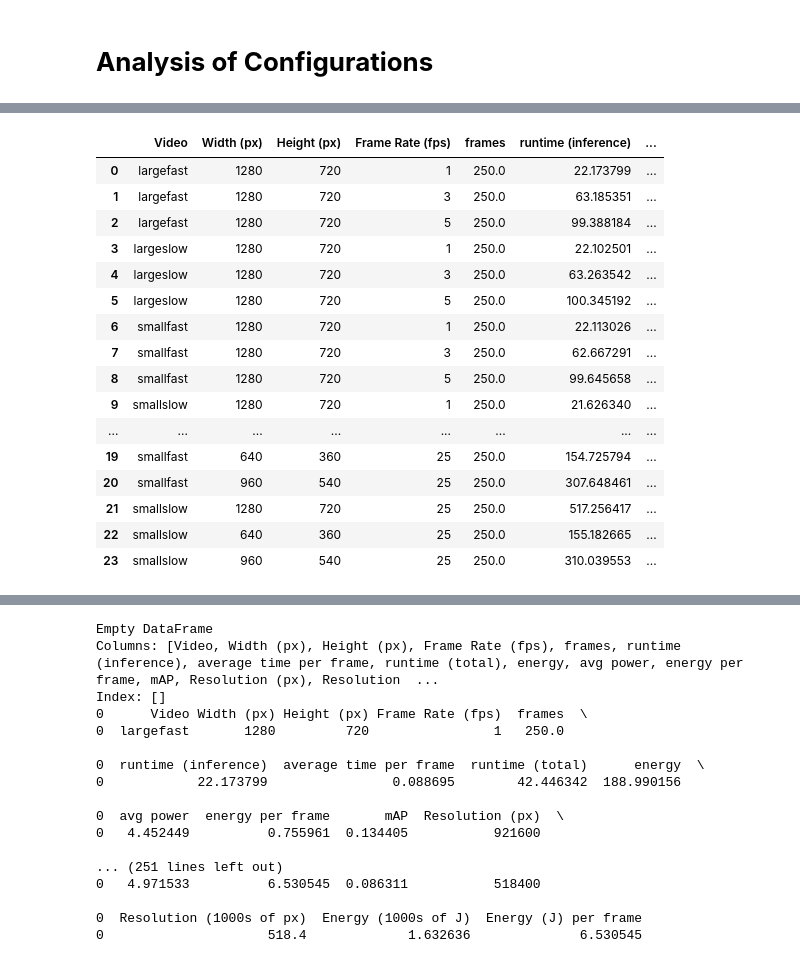
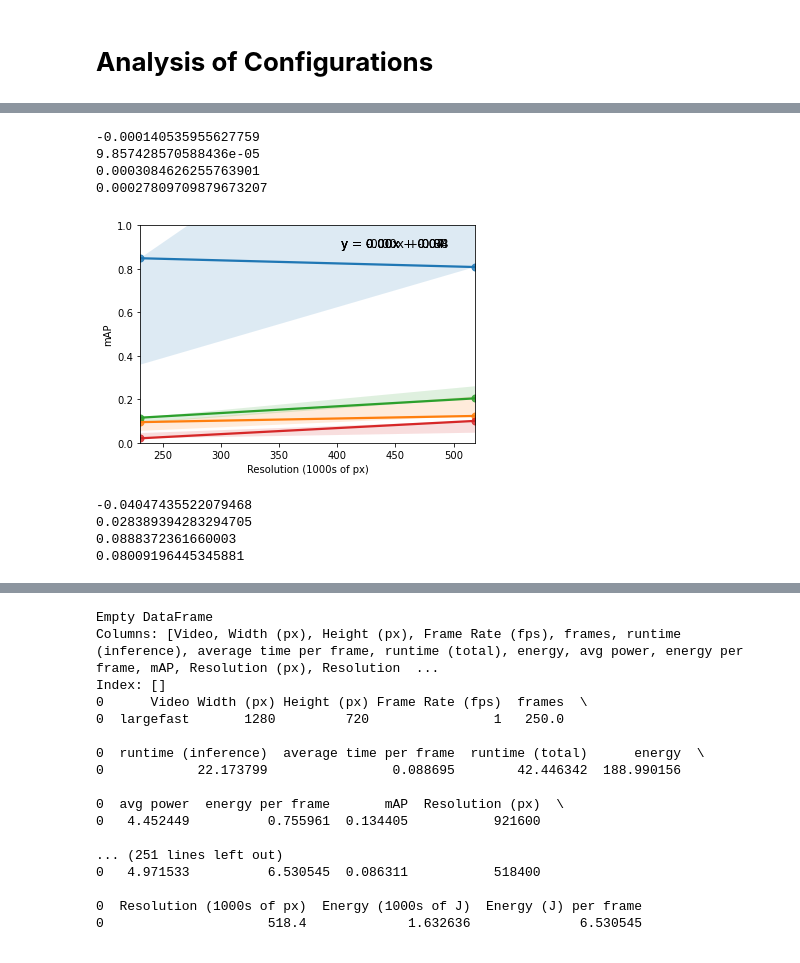
Before and after one commit to adamy03/sysml, a Jupyter notebook: testing/test_results/size_speed_analysis.ipynb, the cells around one changed output, grey strips where cells are left out. Cells and saved outputs as stored; diff of their text form; code cells hidden in the pictures.

```diff
--- a/testing/test_results/size_speed_analysis.ipynb
+++ b/testing/test_results/size_speed_analysis.ipynb
@@ -121,11 +87,6 @@ for dir in dirs:
                 lines = f.readlines()
                 df['Detections'] = len(lines) - 1  # subtract the first line, which is cols of df
 
-            # Calculate average number of detections
-            for l in lines:
-
-
-
             # Reordering columns
             df = df.reindex(columns=column_order+[x for x in df.columns if x not in column_order])
 
@@ -153,29 +96,8 @@ config_data = pd.concat(dfs).reset_index(drop=True)
-# %%
-config_data
-# %% [output]
-|  | Video | Width (px) | Height (px) | Frame Rate (fps) | frames | runtime (inference) | ... |
-| 0 | largefast | 1280 | 720 | 1 | 250.0 | 22.173799 | ... |
-| 1 | largefast | 1280 | 720 | 3 | 250.0 | 63.185351 | ... |
-| 2 | largefast | 1280 | 720 | 5 | 250.0 | 99.388184 | ... |
-| 3 | largeslow | 1280 | 720 | 1 | 250.0 | 22.102501 | ... |
-| 4 | largeslow | 1280 | 720 | 3 | 250.0 | 63.263542 | ... |
-| 5 | largeslow | 1280 | 720 | 5 | 250.0 | 100.345192 | ... |
-| 6 | smallfast | 1280 | 720 | 1 | 250.0 | 22.113026 | ... |
-| 7 | smallfast | 1280 | 720 | 3 | 250.0 | 62.667291 | ... |
-| 8 | smallfast | 1280 | 720 | 5 | 250.0 | 99.645658 | ... |
-| 9 | smallslow | 1280 | 720 | 1 | 250.0 | 21.626340 | ... |
-| ... | ... | ... | ... | ... | ... | ... | ... |
-| 19 | smallfast | 640 | 360 | 25 | 250.0 | 154.725794 | ... |
-| 20 | smallfast | 960 | 540 | 25 | 250.0 | 307.648461 | ... |
-| 21 | smallslow | 1280 | 720 | 25 | 250.0 | 517.256417 | ... |
-| 22 | smallslow | 640 | 360 | 25 | 250.0 | 155.182665 | ... |
-| 23 | smallslow | 960 | 540 | 25 | 250.0 | 310.039553 | ... |
+# %%
+df_fps = config_data.head(12)
+df_res = config_data.tail(12)
 # %%
 def plot_with_best_fit(df, x_name, y_name):
-
-    # If video level was specified, filter df to just those rows
-    if vid_level in ['sparse', 'medium', 'noisy']:
-        df = df[df['Test Video'] == vid_level]
 
     # Create scatter plot
     sns.regplot(x=x_name, y=y_name, data=df, scatter_kws={'s': 50})
@@ -192,3 +114,31 @@ def plot_with_best_fit(df, x_name, y_name):
     # Add labels and title
     plt.xlabel(x_name)
     plt.ylabel(y_name)
+    plt.ylim(0, 1)
+
+    print(slope)
+# %%
+df_res_largefast = pd.DataFrame([df_res.iloc[1], df_res.iloc[2]]) # blue
+df_res_largeslow = pd.DataFrame([df_res.iloc[4], df_res.iloc[5]]) # orange
+df_res_smallfast = pd.DataFrame([df_res.iloc[7], df_res.iloc[8]]) # green
+df_res_smallslow = pd.DataFrame([df_res.iloc[10], df_res.iloc[11]]) # red
+
+plot_with_best_fit(df_res_largefast, 'Resolution (1000s of px)', 'mAP')
+plot_with_best_fit(df_res_largeslow, 'Resolution (1000s of px)', 'mAP')
+plot_with_best_fit(df_res_smallfast, 'Resolution (1000s of px)', 'mAP')
+plot_with_best_fit(df_res_smallslow, 'Resolution (1000s of px)', 'mAP')
+# %% [output]
+-0.000140535955627759
+9.857428570588436e-05
+0.0003084626255763901
+0.00027809709879673207
+[figure, added]
+# %%
+i = 1
+for i in range(1, 11, 3):
+    print(df_res.iloc[i+1, 11] - df_res.iloc[i, 11])
+# %% [output]
+-0.04047435522079468
+0.028389394283294705
+0.0888372361660003
+0.08009196445345881
```
Also changed, not shown: parts of 3 cells of this notebook.
